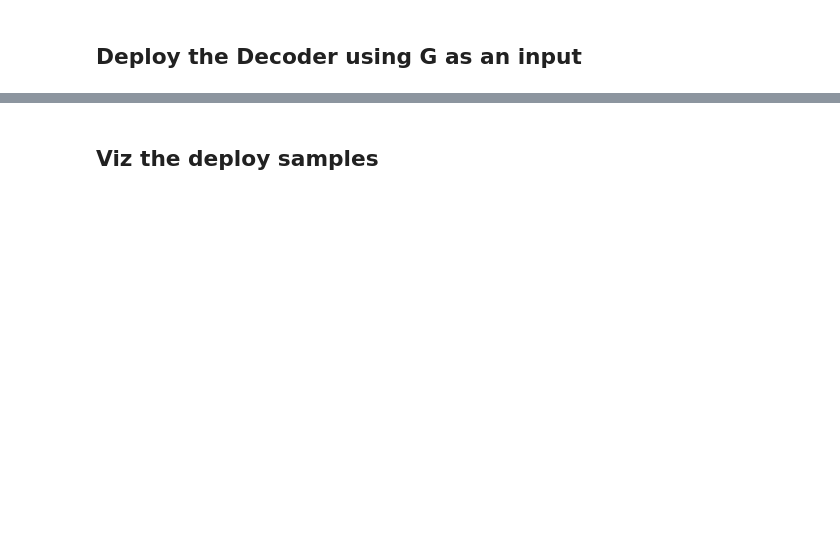
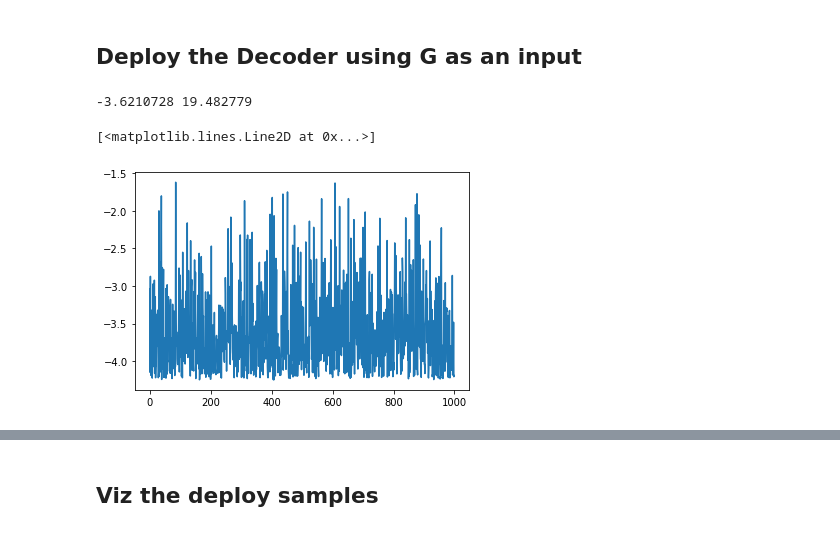
Before and after one commit to kseuro/particle_generator, a Jupyter notebook: deploy_analysis/deploy_decoder_with_EWM_generator.ipynb, the cells around one changed output, grey strips where cells are left out. Cells and saved outputs as stored; diff of their text form; code cells hidden in the pictures; blank space fills up the shorter version.

```diff
--- a/deploy_analysis/deploy_decoder_with_EWM_generator.ipynb
+++ b/deploy_analysis/deploy_decoder_with_EWM_generator.ipynb
@@ -236,8 +290,9 @@ else:
 ## Set up the Generator model
 # %%
 # Model kwargs
-fc_sizes = [n_hidden] * n_layers
-ewm_kwargs = { 'z_dim':z_dim, 'fc_sizes':fc_sizes, 'n_out':l_dim }
+fc_sizes = [512] * 4
+# ewm_kwargs = { 'z_dim':z_dim, 'fc_sizes':fc_sizes, 'n_out':l_dim }
+ewm_kwargs = { 'z_dim': 100, 'fc_sizes': fc_sizes, 'n_out': 384}
 # %%
 # Create generator on GPU
 G = ewm.ewm_G(**ewm_kwargs).to(device)
@@ -253,5 +308,6 @@ for file in os.listdir(EWM_checkpoint_path):
 # %%
 print("-"*60)
 for i in range(len(EWM_checkpoint_names)):
-    print("\n {} :".format(str(i)), EWM_checkpoint_names[i], '\n')
+    name = EWM_checkpoint_names[i].split('/')[-1]
+    print("\n {} :".format(str(i)), name, '\n')
     print("-"*60)
@@ -258,6 +324,6 @@ for i in range(len(EWM_checkpoint_names)):
 # %%
 # Select the checkpoint you want
-EWM_checkpoint = EWM_checkpoint_names[2]
+EWM_checkpoint = EWM_checkpoint_names[1]
 # %%
 # Load the model checkpoint
 # Keys: ['state_dict', 'epoch', 'optimizer']
@@ -312,2 +385,20 @@ print(in_f, out_f, h, w)
 # %% [markdown]
 ## Deploy the Decoder using G as an input
+# %%
+mean = []; var = []
+for i in range(1000):
+    out = G(torch.randn(1, 1, 100).to(device))
+#     out = out[0] - out[1]
+    out = out.detach().cpu().numpy()
+    mean.append(np.mean(out))
+    var.append(np.var(out))
+# %%
+print(np.mean(mean), np.mean(var))
+# %% [output]
+-3.6210728 19.482779
+# %%
+%matplotlib inline
+plt.plot(mean)
+# %% [output]
+[<matplotlib.lines.Line2D at 0x...>]
+[figure, added]
```
Also changed, not shown: parts of 33 cells of this notebook, 5 other files.
